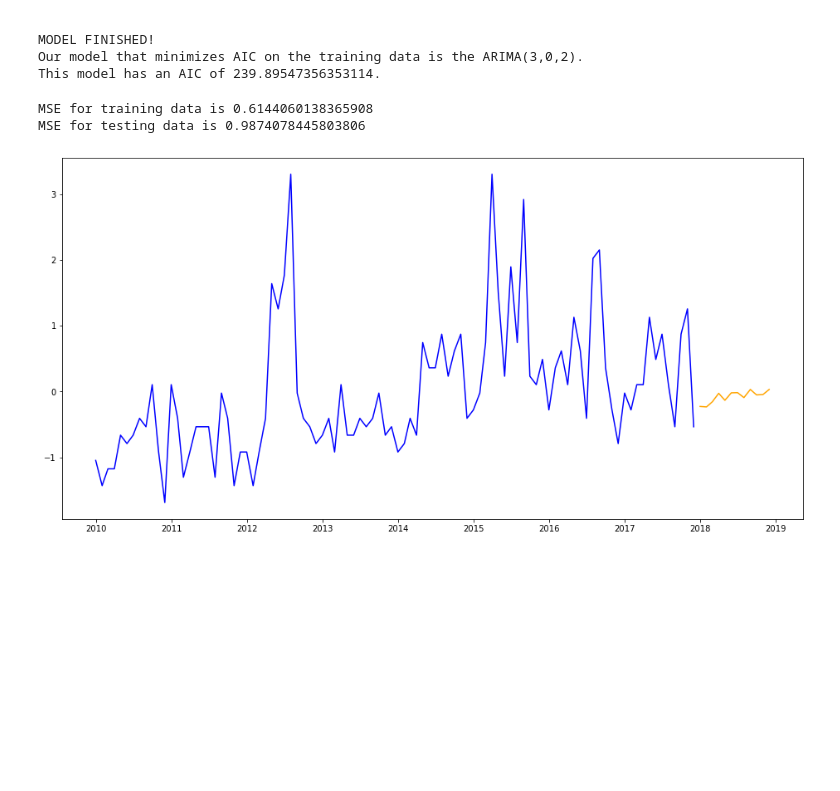
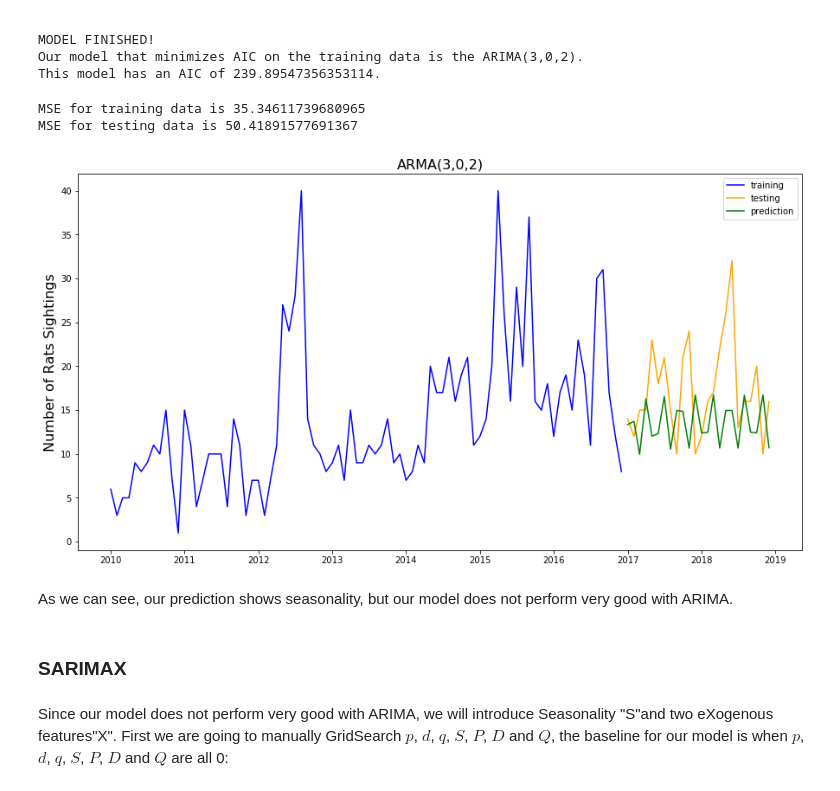
Before and after one commit to zhanzhanyu/Manhattan-Rats-Sightings-SARIMAX-Model, a Jupyter notebook: codes/03_modeling.ipynb, the cells around one changed output. Saved outputs shown, nothing was run; the diff lists cells and outputs as text; code cells hidden in the pictures; blank space fills up the shorter version.

```diff
--- a/codes/03_modeling.ipynb
+++ b/codes/03_modeling.ipynb
@@ -171,0 +69,12 @@ dtype: float64
+# %%
+train = zip_10002[['sighting']].iloc[:84,]
+test = zip_10002[['sighting']].iloc[84:,]
+
+train_res = zip_10002[['restaurant']].iloc[:84,]
+test_res = zip_10002[['restaurant']].iloc[84:,]
+
+train_pop = zip_10002[['population']].iloc[:84,]
+test_pop = zip_10002[['population']].iloc[84:,]
+
+exog_train = pd.concat([train_res, train_pop], axis = 1)
+exog_test = pd.concat([test_res, test_pop], axis = 1)
@@ -171,0 +92,11 @@ dtype: float64
+# %%
+# Define a function for plotting:
+def train_test_pred_plot(train, test, pred, title):
+    plt.figure(figsize=(15, 8))                                        # Set size
+    plt.plot(train.index, train, color = 'blue', label = 'training')   # Plot training data.
+    plt.plot(test.index, test, color = 'orange', label = 'testing')    # Plot testing data.
+    plt.plot(test.index, pred, color = 'green', label = 'prediction')  # Plot predicted test values.
+    plt.title(label = title, fontsize=16)                              # The lable of our plot
+    plt.ylabel('Number of Rats Sightings', fontsize=16)
+    plt.legend(loc='best')
+    plt.show();
@@ -230,28 +193,34 @@ Our model that minimizes AIC on the training data is the ARIMA(3,0,2).
 This model has an AIC of 239.89547356353114.
 # %%
 # Our model that minimizes AIC on the training data is the ARIMA(3,0,2):
-ARMA3_2 = ARIMA(endog = Z_train.astype(float).dropna(),
+ARMA3_2 = ARIMA(endog = train.astype(float).dropna(),
                 order = (3, 0, 2))
 model = ARMA3_2.fit()
 # %%
-pred_train = ARMA3_2.predict(params = model.params,
-                         start = Z_train.index[0],
-                         end = Z_train.index[-1])
-pred_test = ARMA3_2.predict(params = model.params,
-                        start = Z_test.index[0],
-                        end = Z_test.index[-1])
+pred_train_arma = ARMA3_2.predict(params = model.params,
+                         start = train.index[0],
+                         end = train.index[-1])
+pred_test_arma = ARMA3_2.predict(params = model.params,
+                        start = test.index[0],
+                        end = test.index[-1])
 # %%
-mse_train = mean_squared_error(Z_train, pred_train)
-mse_test = mean_squared_error(Z_test, pred_test)
+mse_train = mean_squared_error(train, pred_train_arma)
+mse_test = mean_squared_error(test, pred_test_arma)
 print(f'MSE for training data is {mse_train}')
 print(f'MSE for testing data is {mse_test}')
 
-preds = pd.DataFrame(pred_test, index=test.index, columns = ['sighting'])
-train_test_plot(Z_train, preds)
+preds = pd.DataFrame(pred_test_arma, index = test.index, columns = ['sighting'])
+train_test_pred_plot(train, test, pred = preds, title = 'ARMA(3,0,2)')
 # %% [output]
-MSE for training data is 0.6144060138365908
-MSE for testing data is 0.9874078445803806
+MSE for training data is 35.34611739680965
+MSE for testing data is 50.41891577691367
-[figure, old version]
+[figure, new version]
+# %% [markdown]
+As we can see, our prediction shows seasonality, but our model does not perform very good with ARIMA.
+# %% [markdown]
+### SARIMAX
+# %% [markdown]
+Since our model does not perform very good with ARIMA, we will introduce Seasonality "S"and two eXogenous features"X". First we are going to manually GridSearch $p$, $d$, $q$, $S$, $P$, $D$ and $Q$, the baseline for our model is when $p$, $d$, $q$, $S$, $P$, $D$ and $Q$ are all 0:
 # %%
 import time
 t0 = time.time()
```
Also changed, not shown: parts of 50 cells of this notebook, 10 other files.
